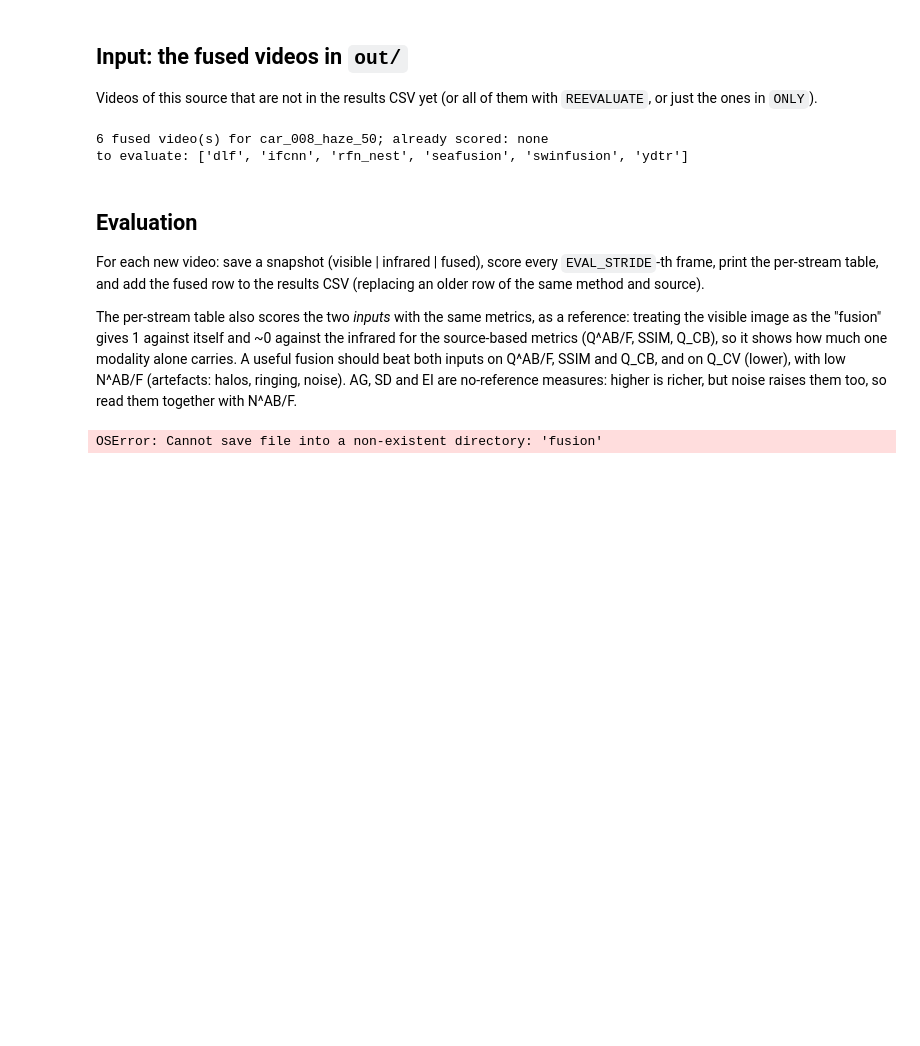
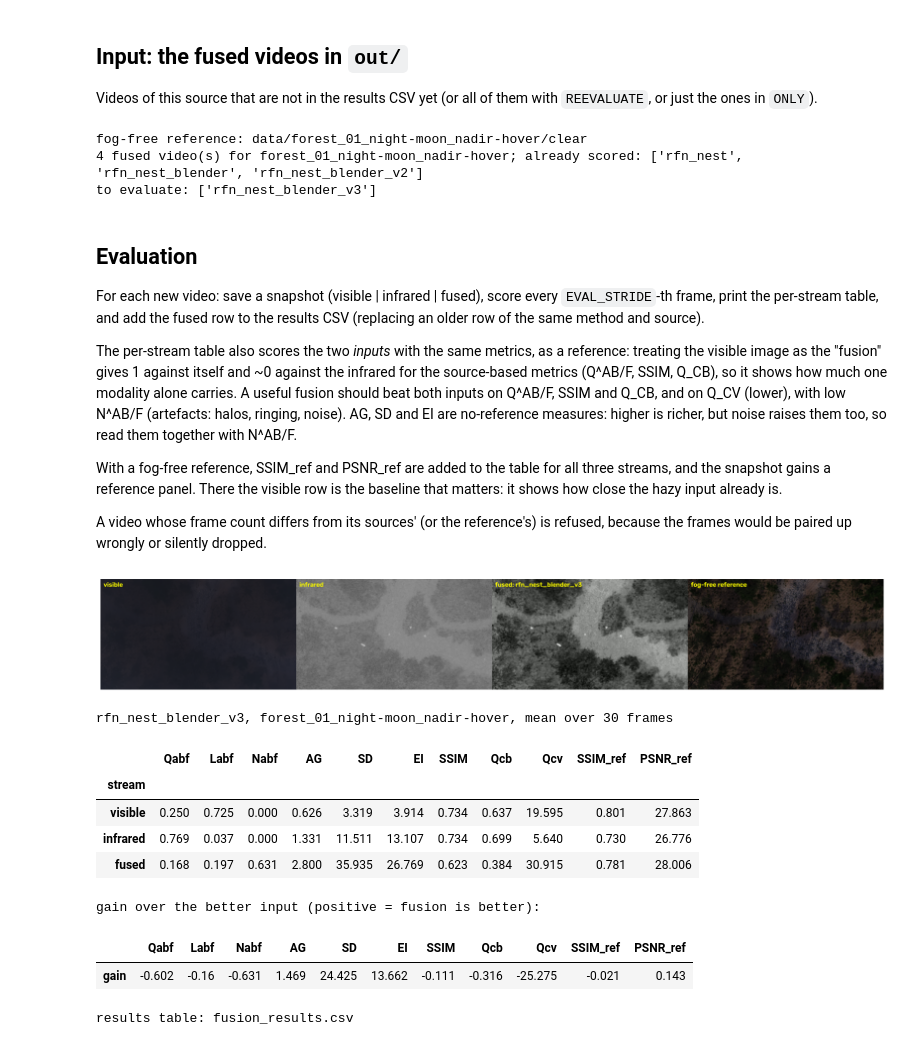
Before and after one commit to fahimrayhan/vidhance-extendview, a Jupyter notebook: fusion/FUSION_EVALUATION.ipynb, the cells around one changed output. Drawn from its saved outputs; the diff is of its cells as text; code cells hidden in the pictures; blank space fills up the shorter version.

```diff
--- a/fusion/FUSION_EVALUATION.ipynb
+++ b/fusion/FUSION_EVALUATION.ipynb
@@ -308,6 +363,14 @@ EVAL.mkdir(parents=True, exist_ok=True)
 
 VISIBLE = pick(DATA / SOURCE / "visible.mp4", DATA / SOURCE / "rgb")
 THERMAL = pick(DATA / SOURCE / "thermal.mp4", DATA / SOURCE / "ir")
+
+if REFERENCE is None:
+    REF = DATA / SOURCE / "clear" if (DATA / SOURCE / "clear").exists() else None
+else:
+    REF = Path(REFERENCE)
+    if not REF.exists():
+        raise FileNotFoundError(f"REFERENCE not found: {REF}")
+print("fog-free reference:", REF or "none, SSIM_ref and PSNR_ref are skipped")
 
 results = pd.read_csv(RESULTS_CSV) if RESULTS_CSV.exists() else pd.DataFrame()
 already = set(results.loc[results.source == SOURCE, "method"]) if len(results) else set()
@@ -319,8 +382,9 @@ todo = [v for v in videos
 print(f"{len(videos)} fused video(s) for {SOURCE}; already scored: {sorted(already) or 'none'}")
 print("to evaluate:", [method_of(v) for v in todo] or "nothing new")
 # %% [output]
-6 fused video(s) for car_008_haze_50; already scored: none
-to evaluate: ['dlf', 'ifcnn', 'rfn_nest', 'seafusion', 'swinfusion', 'ydtr']
+fog-free reference: data/forest_01_night-moon_nadir-hover/clear
+4 fused video(s) for forest_01_night-moon_nadir-hover; already scored: ['rfn_nest', 'rfn_nest_blender', 'rfn_nest_blender_v2']
+to evaluate: ['rfn_nest_blender_v3']
 # %% [markdown]
 ## Evaluation
 
@@ -332,69 +396,96 @@ image as the "fusion" gives 1 against itself and ~0 against the infrared for the
 SSIM, Q_CB), so it shows how much one modality alone carries. A useful fusion should beat both inputs on
 Q^AB/F, SSIM and Q_CB, and on Q_CV (lower), with low N^AB/F (artefacts: halos, ringing, noise). AG, SD and EI
 are no-reference measures: higher is richer, but noise raises them too, so read them together with N^AB/F.
+
+With a fog-free reference, SSIM_ref and PSNR_ref are added to the table for all three streams, and the snapshot gains a
+reference panel. There the visible row is the baseline that matters: it shows how close the hazy input already is.
+
+A video whose frame count differs from its sources' (or the reference's) is refused, because the frames would be paired
+up wrongly or silently dropped.
 # %%
 def evaluate_video(video):
     """Score one fused video. Returns (snapshot, per-stream table, gain over best input, CSV row)."""
     method = method_of(video)
+    streams = {"visible": VISIBLE, "infrared": THERMAL, "fused": video, **({"reference": REF} if REF is not None else {})}
+    counts = {name: count_frames(p) for name, p in streams.items()}
+    if len(set(counts.values())) > 1:
+        raise ValueError(f"{video.name}: frame counts differ, {counts}")
 
     # snapshot
     v, t, f = (read_frame(p, SNAPSHOT_FRAME) for p in (VISIBLE, THERMAL, video))
-    strip = np.hstack([label(v, "visible"), label(t, "infrared"), label(f, f"fused: {method}")])
+    panels = [label(v, "visible"), label(t, "infrared"), label(f, f"fused: {method}")]
+    if REF is not None:
+        panels.append(label(read_frame(REF, SNAPSHOT_FRAME), "fog-free reference"))
+    strip = np.hstack(panels)
     cv2.imwrite(str(EVAL / f"{video.stem}_frame{SNAPSHOT_FRAME}.png"), strip)
 
     # metrics on every EVAL_STRIDE-th frame
     per_frame = {"visible": [], "infrared": [], "fused": []}
     indices = []
-    for i, (fv, ft, ff) in enumerate(zip(frames(VISIBLE), frames(THERMAL), frames(video))):
+    references = frames(REF) if REF is not None else repeat(None)
+    for i, (fv, ft, ff, fr) in enumerate(zip(frames(VISIBLE), frames(THERMAL), frames(video), references)):
         if i % EVAL_STRIDE:
             continue
-        if not (fv.shape == ft.shape == ff.shape):
-            raise ValueError(f"frame {i}: visible {fv.shape}, infrared {ft.shape} and fused {ff.shape} "
-                             f"must have the same size")
+        if not (fv.shape == ft.shape == ff.shape) or (fr is not None and fr.shape != fv.shape):
+            raise ValueError(f"frame {i}: visible {fv.shape}, infrared {ft.shape}, fused {ff.shape}"
+                             + (f" and reference {fr.shape}" if fr is not None else "") + " must have the same size")
         A, B, F = Img(fv), Img(ft), Img(ff)
-        per_frame["visible"].append(all_metrics(A, B, A))
-        per_frame["infrared"].append(all_metrics(A, B, B))
-        per_frame["fused"].append(all_metrics(A, B, F))
+        R = None if fr is None else Img(fr)
+        for name, X in (("visible", A), ("infrared", B), ("fused", F)):
+            scores = all_metrics(A, B, X)
+            if R is not None:
+                scores.update(reference_metrics(R, X))
+            per_frame[name].append(scores)
         indices.append(i)
 
-    table = pd.DataFrame({name: pd.DataFrame(rows).mean() for name, rows in per_frame.items()}).T[METRICS]
+    table = pd.DataFrame({name: pd.DataFrame(rows).mean() for name, rows in per_frame.items()}).T[METRICS + (REF_METRICS if REF is not None else [])]
     table.index.name = "stream"
     table.to_csv(EVAL / f"{video.stem}_metrics.csv")
 
     gain = improvement(table)
     row = dict(method=method, source=SOURCE, n_frames=len(indices), eval_stride=EVAL_STRIDE,
                **table.loc["fused"].to_dict(),
-               **{f"{m}_vis": table.loc["visible", m] for m in METRICS},
-               **{f"{m}_ir": table.loc["infrared", m] for m in METRICS},
-               **{f"{m}_gain": gain[m] for m in METRICS},
+               **{f"{m}_vis": table.loc["visible", m] for m in table.columns},
+               **{f"{m}_ir": table.loc["infrared", m] for m in table.columns},
+               **{f"{m}_gain": gain[m] for m in table.columns},
                evaluated_at=datetime.now().isoformat(timespec="seconds"))
     return strip, table, gain, row
 
 
 def add_to_results(row):
     """Append the row to the results CSV; an existing row of the same (method, source) is replaced."""
     df = pd.read_csv(RESULTS_CSV) if RESULTS_CSV.exists() else pd.DataFrame()
     if len(df):
         df = df[~((df.method == row["method"]) & (df.source == row["source"]))]
     df = pd.concat([df, pd.DataFrame([row])], ignore_index=True)
     df.to_csv(RESULTS_CSV, index=False)
     return df
 
 
 for video in todo:
     strip, table, gain, row = evaluate_video(video)
     add_to_results(row)
 
     plt.figure(figsize=(18, 4))
     plt.imshow(cv2.cvtColor(strip, cv2.COLOR_BGR2RGB)); plt.axis("off"); plt.tight_layout(); plt.show()
     print(f"{row['method']}, {SOURCE}, mean over {row['n_frames']} frames")
     display(table.round(3))
     print("gain over the better input (positive = fusion is better):")
     display(gain.round(3).to_frame("gain").T)
 
 print(f"results table: {RESULTS_CSV}")
 # %% [output]
+[figure, added]
-OSError: Cannot save file into a non-existent directory: 'fusion'
+rfn_nest_blender_v3, forest_01_night-moon_nadir-hover, mean over 30 frames
+|  | Qabf | Labf | Nabf | AG | SD | EI | SSIM | Qcb | Qcv | SSIM_ref | PSNR_ref |
+| stream |  |  |  |  |  |  |  |  |  |  |  |
+| visible | 0.250 | 0.725 | 0.000 | 0.626 | 3.319 | 3.914 | 0.734 | 0.637 | 19.595 | 0.801 | 27.863 |
+| infrared | 0.769 | 0.037 | 0.000 | 1.331 | 11.511 | 13.107 | 0.734 | 0.699 | 5.640 | 0.730 | 26.776 |
+| fused | 0.168 | 0.197 | 0.631 | 2.800 | 35.935 | 26.769 | 0.623 | 0.384 | 30.915 | 0.781 | 28.006 |
+gain over the better input (positive = fusion is better):
+|  | Qabf | Labf | Nabf | AG | SD | EI | SSIM | Qcb | Qcv | SSIM_ref | PSNR_ref |
+| gain | -0.602 | -0.16 | -0.631 | 1.469 | 24.425 | 13.662 | -0.111 | -0.316 | -25.275 | -0.021 | 0.143 |
+results table: fusion_results.csv
 # %% [markdown]
 ## Results table
 
```
Also changed, not shown: parts of 7 cells of this notebook, 4 other files.
